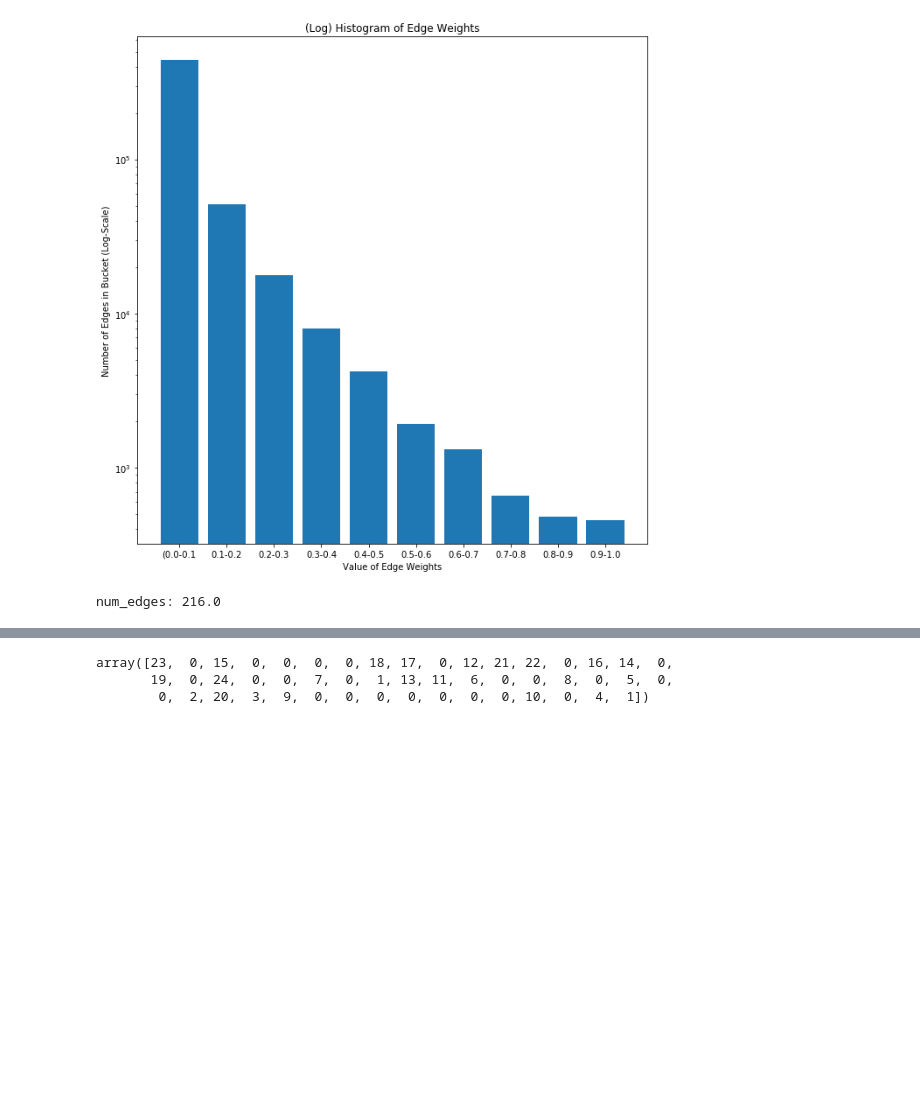
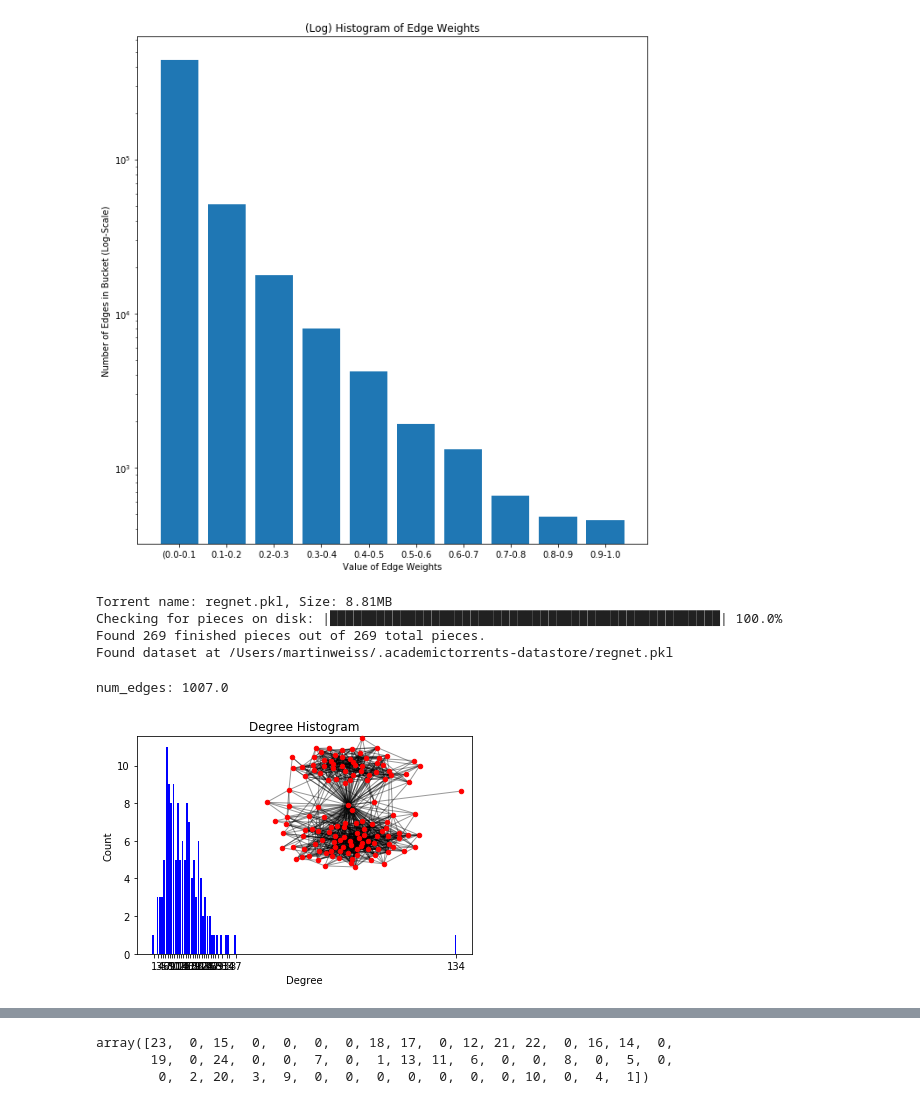
Before and after one commit to mila-iqia/gene-graph-conv, a Jupyter notebook: example-for-presentation.ipynb, the cells around one changed output, grey strips where cells are left out. Saved outputs shown, nothing was run; the diff lists cells and outputs as text; code cells hidden in the pictures; blank space fills up the shorter version.

```diff
--- a/example-for-presentation.ipynb
+++ b/example-for-presentation.ipynb
@@ -140,8 +144,20 @@ plt.tight_layout()
 plt.show()
 # %% [output]
 [figure]
+# %%
+regnet = RegNetGraph()
+# %% [output]
+Torrent name: regnet.pkl, Size: 8.81MB
+Checking for pieces on disk: |██████████████████████████████████████████████████| 100.0%
+Found 269 finished pieces out of 269 total pieces.
+Found dataset at /Users/martinweiss/.academictorrents-datastore/regnet.pkl
 # %%
-one_gene_adj = np.asarray(nx.to_numpy_matrix(gene_graph.bfs_sample_neighbors("TERT", 50)))
+nodes, one_gene_adj = regnet.first_degree("RPL3")
 print("num_edges: " + str((one_gene_adj>0.).sum()/2))
 # %% [output]
-num_edges: 216.0
+num_edges: 1007.0
+# %%
+G = nx.from_numpy_matrix(np.matrix(one_gene_adj))
+show_degree(G)
+# %% [output]
+[figure, added]
```
Also changed, not shown: parts of 11 cells of this notebook, 51 other files.
